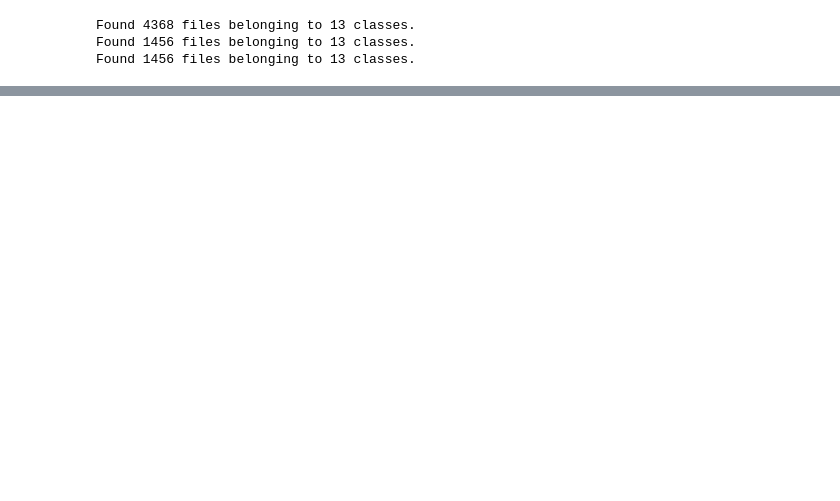
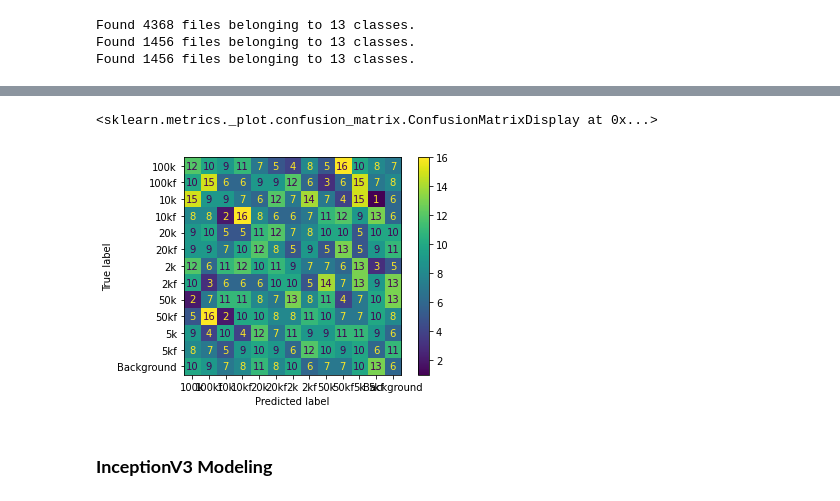
Before and after one commit to markrubin85/CP_Counterfeit_Detection, a Jupyter notebook: Banknote_CNN.ipynb, the cells around one changed output, grey strips where cells are left out. Cells and saved outputs as stored; diff of their text form; code cells hidden in the pictures; blank space fills up the shorter version.

```diff
--- a/Banknote_CNN.ipynb
+++ b/Banknote_CNN.ipynb
@@ -173,0 +206,12 @@ print(test_acc)
+# %%
+test_labels = ds1_test.map(lambda x,y: y)
+y_test = []
+
+for batch in test_labels:
+  for y in batch:
+    y_test.append(y)
+# %%
+y_pred = np.argmax(custom_model.predict(ds1_test), axis=1)
+y_test = np.argmax(y_test, axis=1)
+custom_model_cm = confusion_matrix(y_test, y_pred)
+custom_model_cm
@@ -173,0 +232,8 @@ print(test_acc)
+# %%
+disp = ConfusionMatrixDisplay(confusion_matrix=custom_model_cm, display_labels=ds1_test.class_names)
+disp.plot(),
+# %% [output]
+<sklearn.metrics._plot.confusion_matrix.ConfusionMatrixDisplay at 0x...>
+[figure, added]
+# %% [markdown]
+### **InceptionV3 Modeling** ##
```
Also changed, not shown: parts of 57 cells of this notebook.
